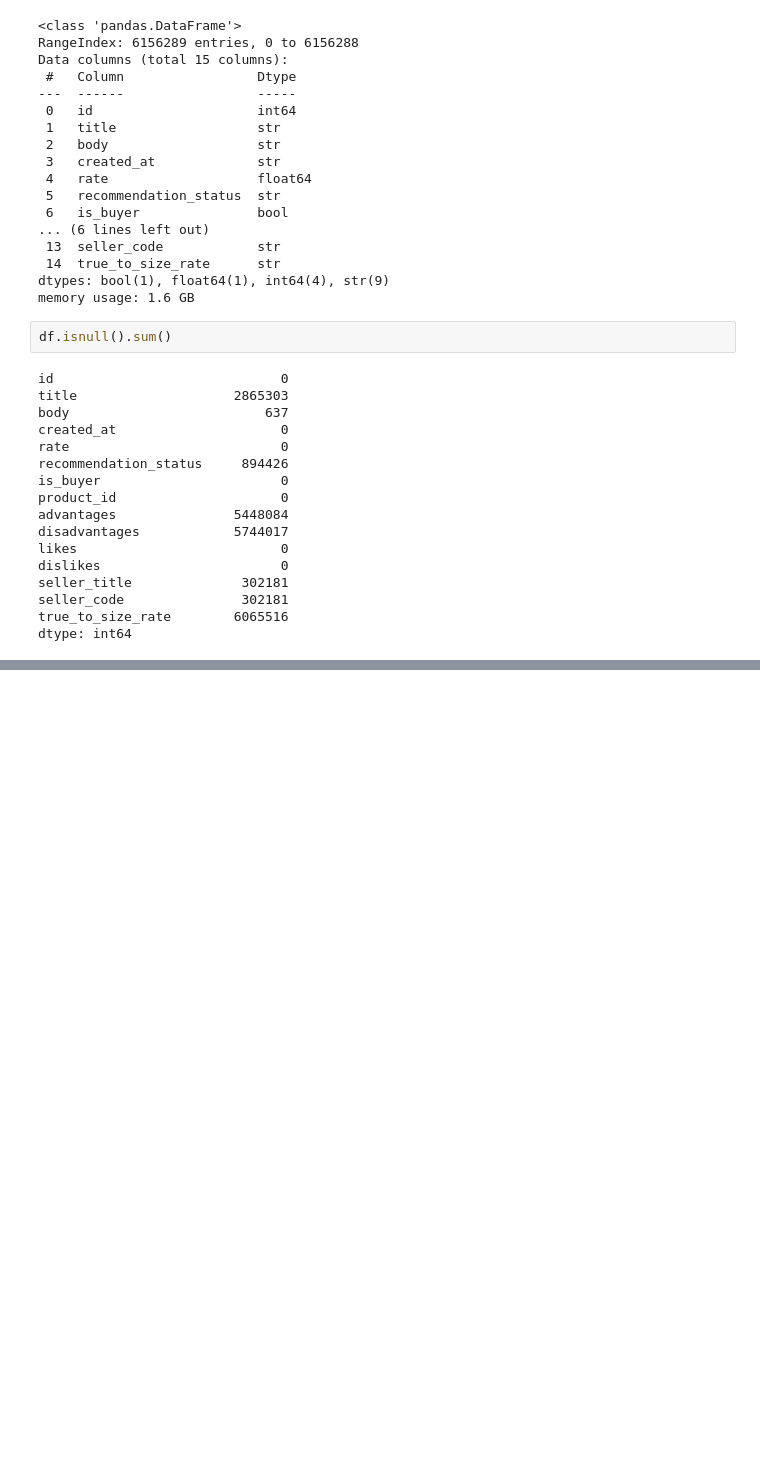
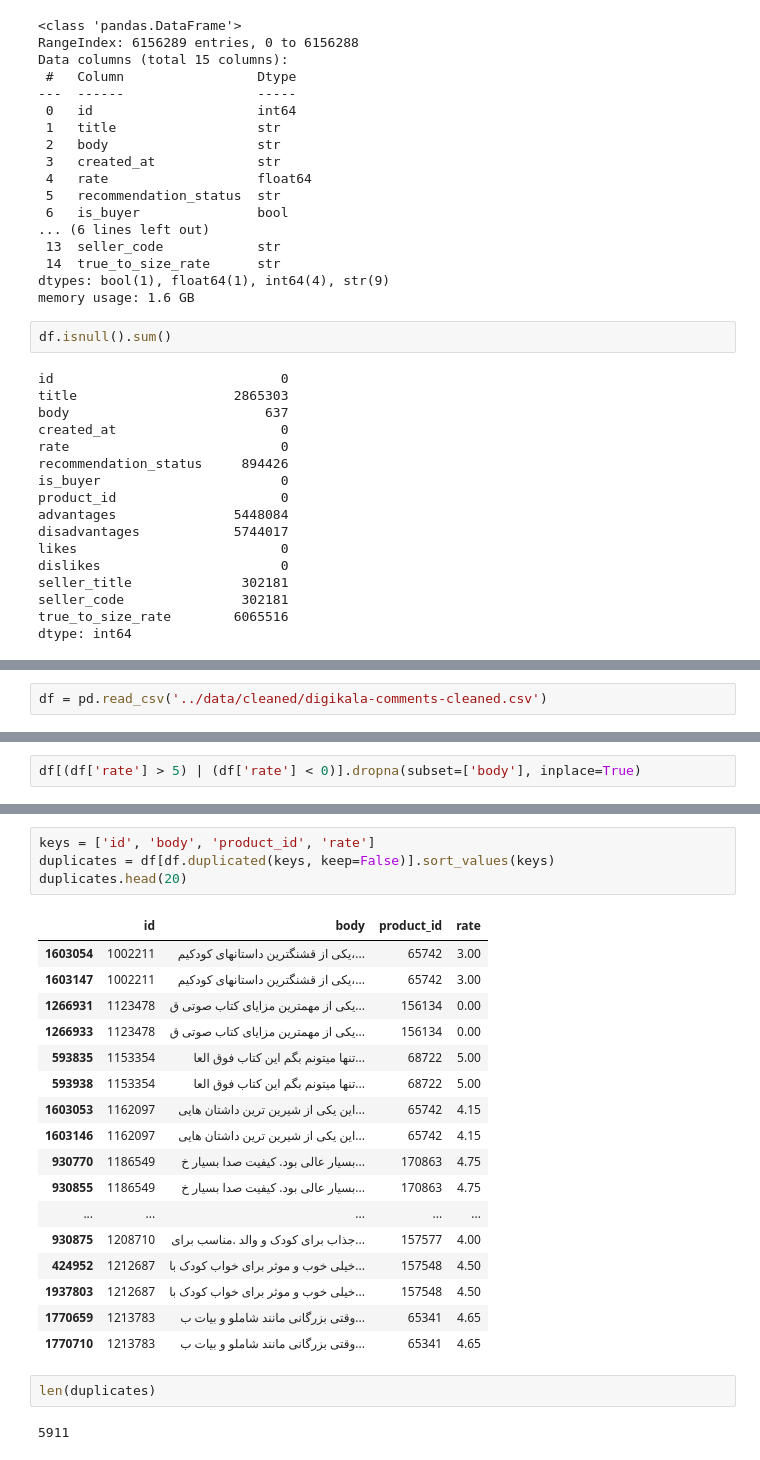
Before and after one commit to atozmax/digikala-comment-recommendation, a Jupyter notebook: notebooks/01-descriptive-analysis.ipynb, the cells around one changed output, grey strips where cells are left out. Saved outputs shown, nothing was run; the diff lists cells and outputs as text; blank space fills up the shorter version.

```diff
--- a/notebooks/01-descriptive-analysis.ipynb
+++ b/notebooks/01-descriptive-analysis.ipynb
@@ -43,0 +142,2 @@ dtype: int64
+# %%
+df = pd.read_csv('../data/cleaned/digikala-comments-cleaned.csv')
@@ -43,0 +202,2 @@ dtype: int64
+# %%
+df[(df['rate'] > 5) | (df['rate'] < 0)].dropna(subset=['body'], inplace=True)
@@ -43,0 +224,26 @@ dtype: int64
+# %%
+keys = ['id', 'body', 'product_id', 'rate']
+duplicates = df[df.duplicated(keys, keep=False)].sort_values(keys)
+duplicates.head(20)
+# %% [output]
+|  | id | body | product_id | rate |
+| 1603054 | 1002211 | یکی از قشنگترین داستانهای کودکیم،... | 65742 | 3.00 |
+| 1603147 | 1002211 | یکی از قشنگترین داستانهای کودکیم،... | 65742 | 3.00 |
+| 1266931 | 1123478 | یکی از مهمترین مزایای کتاب صوتی ق... | 156134 | 0.00 |
+| 1266933 | 1123478 | یکی از مهمترین مزایای کتاب صوتی ق... | 156134 | 0.00 |
+| 593835 | 1153354 | تنها میتونم بگم این کتاب فوق العا... | 68722 | 5.00 |
+| 593938 | 1153354 | تنها میتونم بگم این کتاب فوق العا... | 68722 | 5.00 |
+| 1603053 | 1162097 | این یکی از شیرین ترین داشتان هایی... | 65742 | 4.15 |
+| 1603146 | 1162097 | این یکی از شیرین ترین داشتان هایی... | 65742 | 4.15 |
+| 930770 | 1186549 | بسیار عالی بود. کیفیت صدا بسیار خ... | 170863 | 4.75 |
+| 930855 | 1186549 | بسیار عالی بود. کیفیت صدا بسیار خ... | 170863 | 4.75 |
+| ... | ... | ... | ... | ... |
+| 930875 | 1208710 | جذاب برای کودک و والد .مناسب برای... | 157577 | 4.00 |
+| 424952 | 1212687 | خیلی خوب و موثر برای خواب کودک با... | 157548 | 4.50 |
+| 1937803 | 1212687 | خیلی خوب و موثر برای خواب کودک با... | 157548 | 4.50 |
+| 1770659 | 1213783 | وقتی بزرگانی مانند شاملو و بیات ب... | 65341 | 4.65 |
+| 1770710 | 1213783 | وقتی بزرگانی مانند شاملو و بیات ب... | 65341 | 4.65 |
+# %%
+len(duplicates)
+# %% [output]
+5911
```
Also changed, not shown: parts of 21 cells of this notebook, 9 other files.
